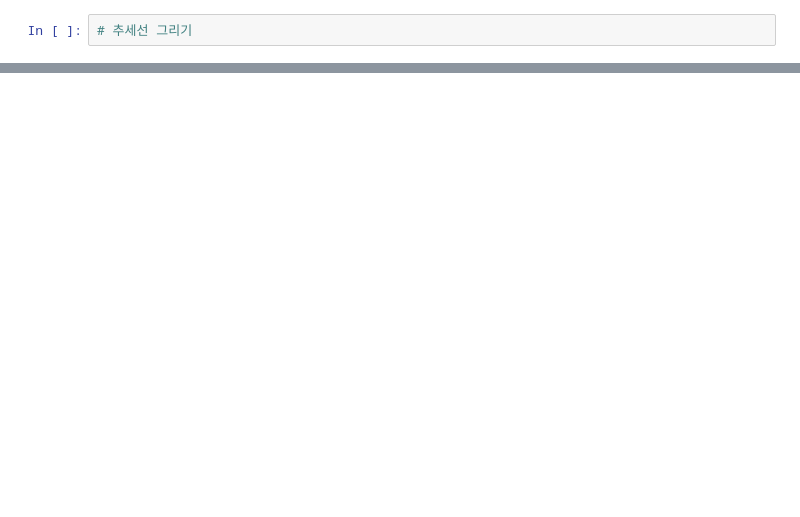
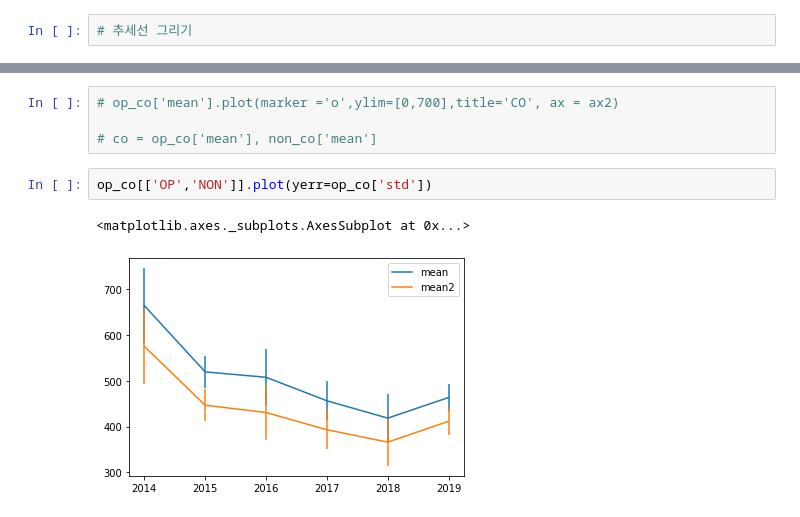
Before and after one commit to tbnsok40/Busan-Subway-Station-Pollutants-data, a Jupyter notebook: non,op 추세 비교 시각화.ipynb, the cells around one changed output, grey strips where cells are left out. Saved outputs shown, nothing was run; the diff lists cells and outputs as text; blank space fills up the shorter version.

```diff
--- a/non,op 추세 비교 시각화.ipynb
+++ b/non,op 추세 비교 시각화.ipynb
@@ -142,0 +194,9 @@ op_hcho['mean'].plot(marker ='o',title='HCHO',ylim=[0,20],ax=ax12)
+# %%
+# op_co['mean'].plot(marker ='o',ylim=[0,700],title='CO', ax = ax2)
+
+# co = op_co['mean'], non_co['mean']
+# %%
+op_co[['OP','NON']].plot(yerr=op_co['std'])
+# %% [output]
+<matplotlib.axes._subplots.AxesSubplot at 0x...>
+[figure, added]
```
Also changed, not shown: parts of 14 cells of this notebook.
